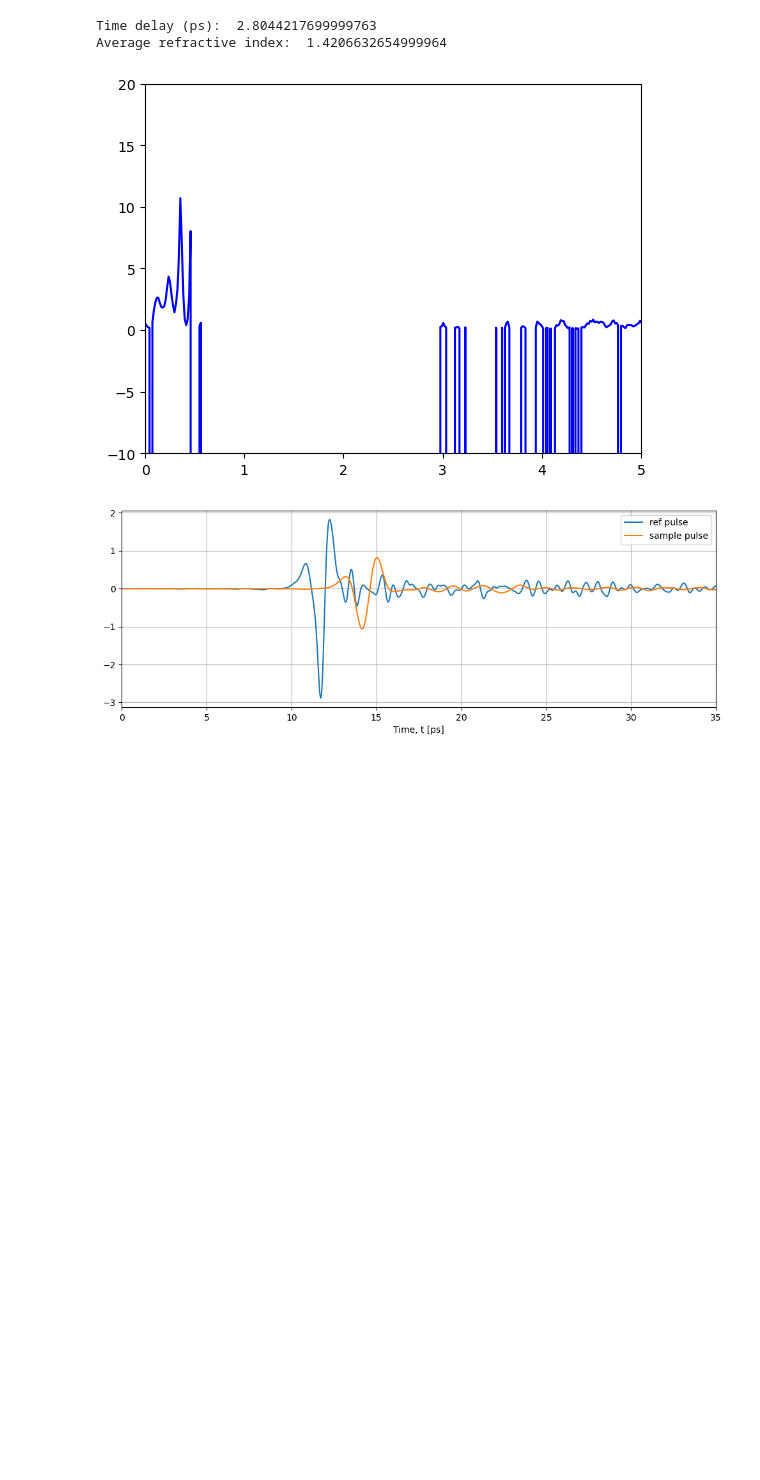
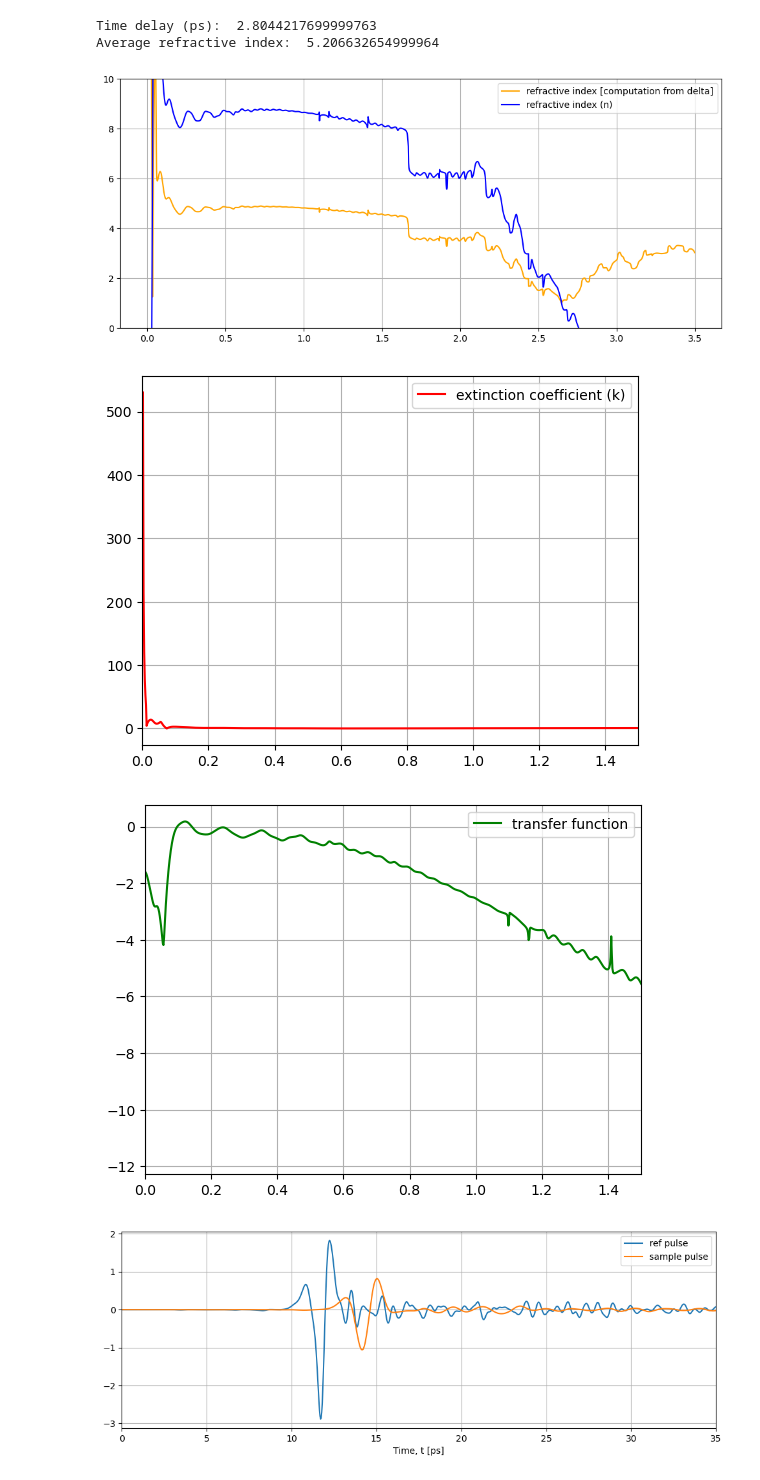
Before and after one commit to Loriginale2000/TerahertzProject, a Jupyter notebook: TheoTHzTDS/THz-TDS/Transfer Matrix Method/THz_Test_glass_slide.ipynb, the cells around one changed output. Saved outputs shown, nothing was run; the diff lists cells and outputs as text; code cells hidden in the pictures; blank space fills up the shorter version.

```diff
--- a/TheoTHzTDS/THz-TDS/Transfer Matrix Method/THz_Test_glass_slide.ipynb
+++ b/TheoTHzTDS/THz-TDS/Transfer Matrix Method/THz_Test_glass_slide.ipynb
@@ -64,26 +70,26 @@ plt.show()
 # %%
 # PHASE UNWRAPPING
-uwrapped_ref = np.unwrap(np.angle(fft_signal))
-uwrapped_sample = np.unwrap(np.angle(sample_fft_signal))
+uwrapped_ref = np.unwrap(np.angle(reference_fft))
+uwrapped_sample = np.unwrap(np.angle(sample_fft))
 delta = uwrapped_sample - uwrapped_ref
 
 
 # TIME DELAY BETWEEN SIGNALS CALCULATION
 
-max_reference_signal = np.max(ref_signal)
-point_in_time_ref = t1[ref_signal.argmax()]
-max_sample_signal = np.max(sample_signal)
-point_in_time_sample = t2[sample_signal.argmax()]
+max_reference_signal = np.max(amp1)
+point_in_time_ref = t1[amp1.argmax()]
+max_sample_signal = np.max(amp2)
+point_in_time_sample = t2[amp2.argmax()]
 
-dt =   (point_in_time_sample) -  (point_in_time_ref)  #time delay in ps
+dt = np.abs(  (point_in_time_sample) -  (point_in_time_ref) ) #time delay in ps
 print("Time delay (ps): ", dt)
 
 
 # REFRACTIVE INDEX CALCULATION
 
-f2[f2 == 0] = 1e-12  # Replace zeros with a small value to avoid division by zero
+frequency[frequency == 0] = 1e-12  # Replace zeros with a small value to avoid division by zero
 c = 3e8 #speed of light in m/s
-d = 2e-3 #thickness of sample in m
+d = 0.2e-3 #thickness of sample in m
 n_0 = 1  # Refractive index of air
 
 navg = 1 + (c * dt*1e-12) / d
@@ -92,15 +98,13 @@ print("Average refractive index: ", navg)
 
 # TRANSFER FUNCTION CALCULATION
 
-transfer_signal = sample_fft_signal / fft_signal
+transfer_signal = sample_fft / reference_fft
 transfer_phase = np.angle(transfer_signal)
 tphase_unwrapped = np.unwrap(transfer_phase)
 ln_transfer = np.log(np.abs(transfer_signal) + 1e-12) + 1j * tphase_unwrapped
 
-f_hz = f2 * 1e12  # Convert THz to Hz
-frequency = f_hz > 1e-12  # Exclude zero frequency
 
-refractive = 1 + (np.abs(delta)* c) / (2 * np.pi * f2*10e12 * d)
+refractive = 1 + (np.abs(delta)* c) / (2 * np.pi * frequency * d)
 
 # NEWTON RAPHSON METHOD
 def G_zero(n, f, ln_exp):
@@ -117,40 +121,59 @@ def G_zerod(n, f):
 def new_raph(n_1, ln_exp, f, iterations, tol):
     n = n_1
     for i in range(iterations):
         G_zero_ = G_zero(n,  f, ln_exp)
         G_zerod_ = G_zerod(n, f)
         dn = G_zero_ / G_zerod_
         n = n - dn
         if abs(G_zero_/G_zerod_) < tol:
            # print(i, "iterations")
             break
     return n
 
 
 # INITIAL GUESS AND CALCULATION
-n_1 = 1.7 + 0.05j
+n_1 = 1.4 + 0.05j
 n_ = []
 
 for i, f in enumerate(frequency, 0):
     ln_exp = ln_transfer[i] + 1j * tphase_unwrapped[i]
     n_values = new_raph( n_1 ,ln_exp, f,  iterations=50, tol=1e-10)
     n_.append(n_values)
 
 
 # print("Refractive index values:", n_)
 n_ = np.array(n_)
 
 
-# PLOTTING REFRACTIVE INDEX
+# PLOTTING REFRACTIVE INDEX AND TRANSFER FUNCTION
 
-plt.plot(f2, n_.real, label='Refractive Index (n)', color='blue')
-plt.xlim(xmax = 5, xmin = 0)
-plt.ylim(ymax = 20, ymin = -10)
+plt.figure(figsize=(12,5))
+plt.plot(frequency*1e-12, refractive, label='Refractive Index [computation from delta]', color='orange')
+plt.plot(frequency*1e-12, (n_.real), label='Refractive Index (n)', color='blue')
+#plt.xlim(xmax = 1.5, xmin = 0)
+plt.ylim(ymin=0, ymax=10)
+plt.legend(["refractive index [computation from delta]", "refractive index (n)"])
+plt.grid(True)
 plt.show()
+
+
+plt.plot(frequency*1e-12, np.abs(n_.imag), label='Extinction Coefficient (k)', color='red')
+plt.xlim(xmax = 1.5, xmin = 0)
+plt.legend(["extinction coefficient (k)"])
+plt.grid(True)
+plt.show()
+
+plt.plot(frequency*1e-12, np.log(np.abs(transfer_signal)), label='Transfer Function Amplitude', color='green')
+plt.xlim(xmax = 1.5, xmin = 0)
+plt.legend(["transfer function"])
+plt.grid(True)
+plt.show()
 # %% [output]
 Time delay (ps):  2.8044217699999763
-Average refractive index:  1.4206632654999964
+Average refractive index:  5.206632654999964
-[figure, old version]
+[figure, new version]
+[figure, added]
+[figure, added]
 # %%
 import torch
 from Matrix_methods.BayesianExtractor import BayesianLayeredExtractor
```
Also changed, not shown: parts of 5 cells of this notebook, 9 other files.
